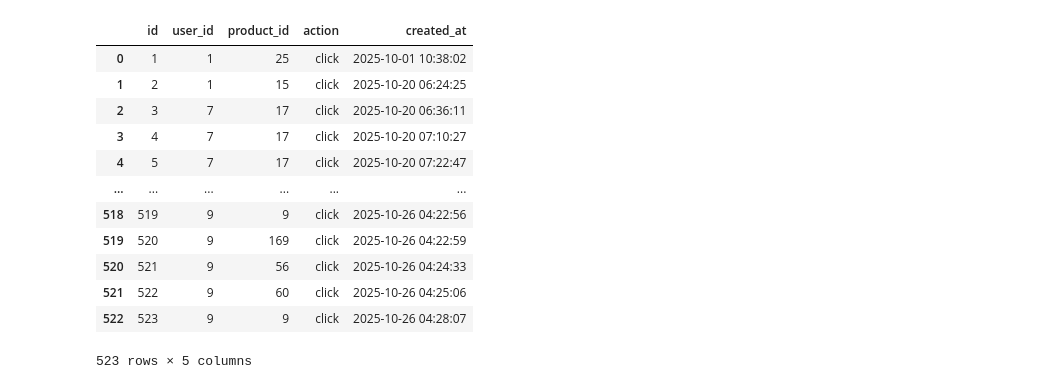
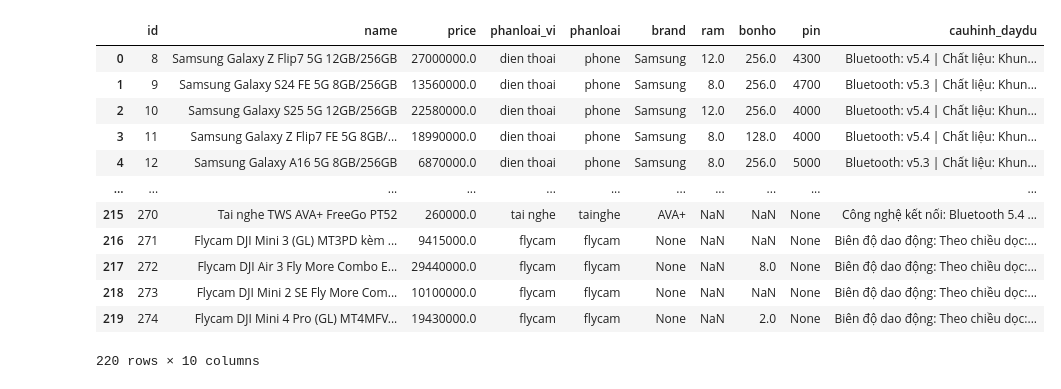
Before and after one commit to vanduy199/web_shop, a Jupyter notebook: crawl_data/recomendation.ipynb, the cells around one changed output. Drawn from its saved outputs; the diff is of its cells as text; code cells hidden in the pictures.

```diff
--- a/crawl_data/recomendation.ipynb
+++ b/crawl_data/recomendation.ipynb
@@ -7,21 +7,21 @@ engine = create_engine("mysql+pymysql://root:trang2701@localhost/web_shop")
 data_product = pd.read_sql("product_search", con = engine)
 user_activity = pd.read_sql("user_activity", con = engine)
 # %%
-user_activity
+data_product
 # %% [output]
-|  | id | user_id | product_id | action | created_at |
-| 0 | 1 | 1 | 25 | click | 2025-10-01 10:38:02 |
-| 1 | 2 | 1 | 15 | click | 2025-10-20 06:24:25 |
-| 2 | 3 | 7 | 17 | click | 2025-10-20 06:36:11 |
-| 3 | 4 | 7 | 17 | click | 2025-10-20 07:10:27 |
-| 4 | 5 | 7 | 17 | click | 2025-10-20 07:22:47 |
-| ... | ... | ... | ... | ... | ... |
-| 518 | 519 | 9 | 9 | click | 2025-10-26 04:22:56 |
-| 519 | 520 | 9 | 169 | click | 2025-10-26 04:22:59 |
-| 520 | 521 | 9 | 56 | click | 2025-10-26 04:24:33 |
-| 521 | 522 | 9 | 60 | click | 2025-10-26 04:25:06 |
-| 522 | 523 | 9 | 9 | click | 2025-10-26 04:28:07 |
+|  | id | name | price | phanloai_vi | phanloai | brand | ram | bonho | pin | cauhinh_daydu |
+| 0 | 8 | Samsung Galaxy Z Flip7 5G 12GB/256GB | 27000000.0 | dien thoai | phone | Samsung | 12.0 | 256.0 | 4300 | Bluetooth: v5.4 | Chất liệu: Khun... |
+| 1 | 9 | Samsung Galaxy S24 FE 5G 8GB/256GB | 13560000.0 | dien thoai | phone | Samsung | 8.0 | 256.0 | 4700 | Bluetooth: v5.3 | Chất liệu: Khun... |
+| 2 | 10 | Samsung Galaxy S25 5G 12GB/256GB | 22580000.0 | dien thoai | phone | Samsung | 12.0 | 256.0 | 4000 | Bluetooth: v5.4 | Chất liệu: Khun... |
+| 3 | 11 | Samsung Galaxy Z Flip7 FE 5G 8GB/... | 18990000.0 | dien thoai | phone | Samsung | 8.0 | 128.0 | 4000 | Bluetooth: v5.4 | Chất liệu: Khun... |
+| 4 | 12 | Samsung Galaxy A16 5G 8GB/256GB | 6870000.0 | dien thoai | phone | Samsung | 8.0 | 256.0 | 5000 | Bluetooth: v5.3 | Chất liệu: Khun... |
+| ... | ... | ... | ... | ... | ... | ... | ... | ... | ... | ... |
+| 215 | 270 | Tai nghe TWS AVA+ FreeGo PT52 | 260000.0 | tai nghe | tainghe | AVA+ | NaN | NaN | None | Công nghệ kết nối: Bluetooth 5.4 ... |
+| 216 | 271 | Flycam DJI Mini 3 (GL) MT3PD kèm ... | 9415000.0 | flycam | flycam | None | NaN | NaN | None | Biên độ dao động: Theo chiều dọc:... |
+| 217 | 272 | Flycam DJI Air 3 Fly More Combo E... | 29440000.0 | flycam | flycam | None | NaN | 8.0 | None | Biên độ dao động: Theo chiều dọc:... |
+| 218 | 273 | Flycam DJI Mini 2 SE Fly More Com... | 10100000.0 | flycam | flycam | None | NaN | NaN | None | Biên độ dao động: Theo chiều dọc:... |
+| 219 | 274 | Flycam DJI Mini 4 Pro (GL) MT4MFV... | 19430000.0 | flycam | flycam | None | NaN | 2.0 | None | Biên độ dao động: Theo chiều dọc:... |
-523 rows × 5 columns
+220 rows × 10 columns
 # %%
 import re
 
```
Also changed, not shown: parts of 7 cells of this notebook, 8 other files.
